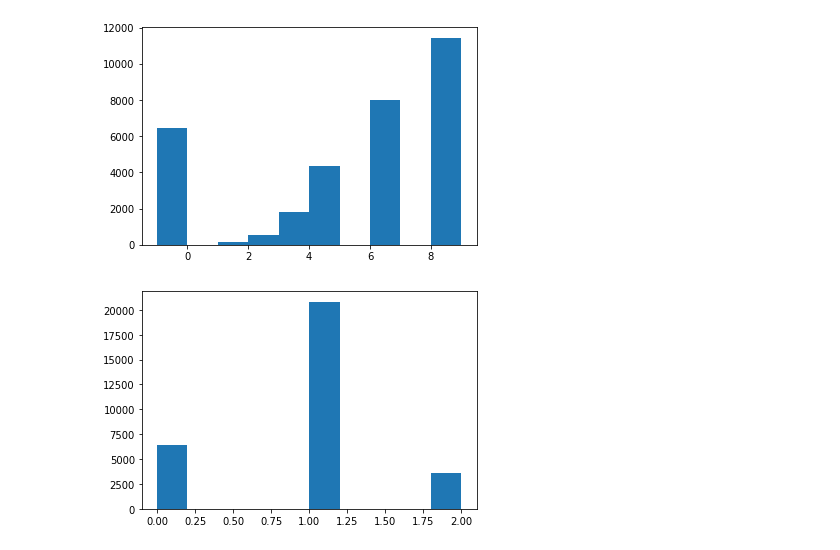
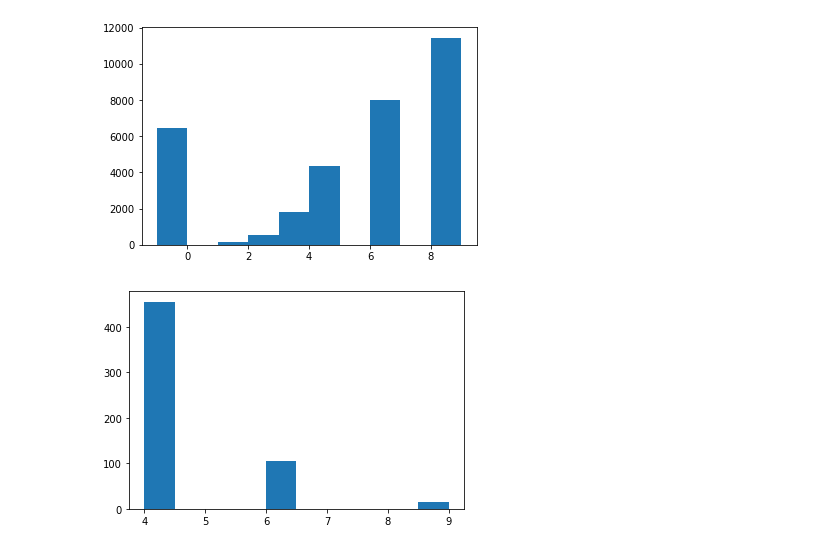
Before and after one commit to EmilOstergaard/cluster-state-simulation, a Jupyter notebook: Nullifiers Simulation.ipynb, the cells around one changed output. Cells and saved outputs as stored; diff of their text form; code cells hidden in the pictures.

Commit message:
Added simple linear combinations of two nullifiers in the x operator (now only 566 modes remaining to be solved)

```diff
--- a/Nullifiers Simulation.ipynb
+++ b/Nullifiers Simulation.ipynb
@@ -52,3 +47,18 @@ class nullifier():
+# %%
+class nullifier():
+    def __init__(self, unit_cell_modes, boundary_modes):
+        self.unit_cell_modes = unit_cell_modes
+        self.boundary_modes = boundary_modes
+
+    def add_nullifier(self, n):
+        new_unit_cell_modes = self.unit_cell_modes + n.unit_cell_modes
+        new_boundary_modes = self.boundary_modes + n.boundary_modes
+        return nullifier(new_unit_cell_modes, new_boundary_modes)
+
+    def subtract_nullifier(self, n):
+        new_unit_cell_modes = self.unit_cell_modes - n.unit_cell_modes
+        new_boundary_modes = self.boundary_modes - n.boundary_modes
+        return nullifier(new_unit_cell_modes, new_boundary_modes)
 # %%
 def mod2array(pos, neg):
     array = np.zeros(112)
@@ -155,7 +165,7 @@ for bipartition in Ss:
     value = np.infty
     temp_value = 0
     for x_operator in n_xs:
-        if value < 4:
+        if value <= 3:
             break
         for p_operator in n_ps:
             if operatorOverlap(x_operator.boundary_modes, p_operator.boundary_modes):
@@ -173,13 +183,13 @@ for bipartition in Ss:
                 except:
                     pass
 
-            if value < 4:
+            if value <= 3:
                 break
 
     solution.append([value, operators])
 # %%
 from matplotlib import pyplot as plt
-plt.hist([i[0] for i in solution if i[0]<3])
+plt.hist([i[0] for i in solution if i[0]>3])
 plt.show()
 # %% [output]
-[figure, old version]
+[figure, new version]
```
Also changed, not shown: parts of 6 cells of this notebook.
